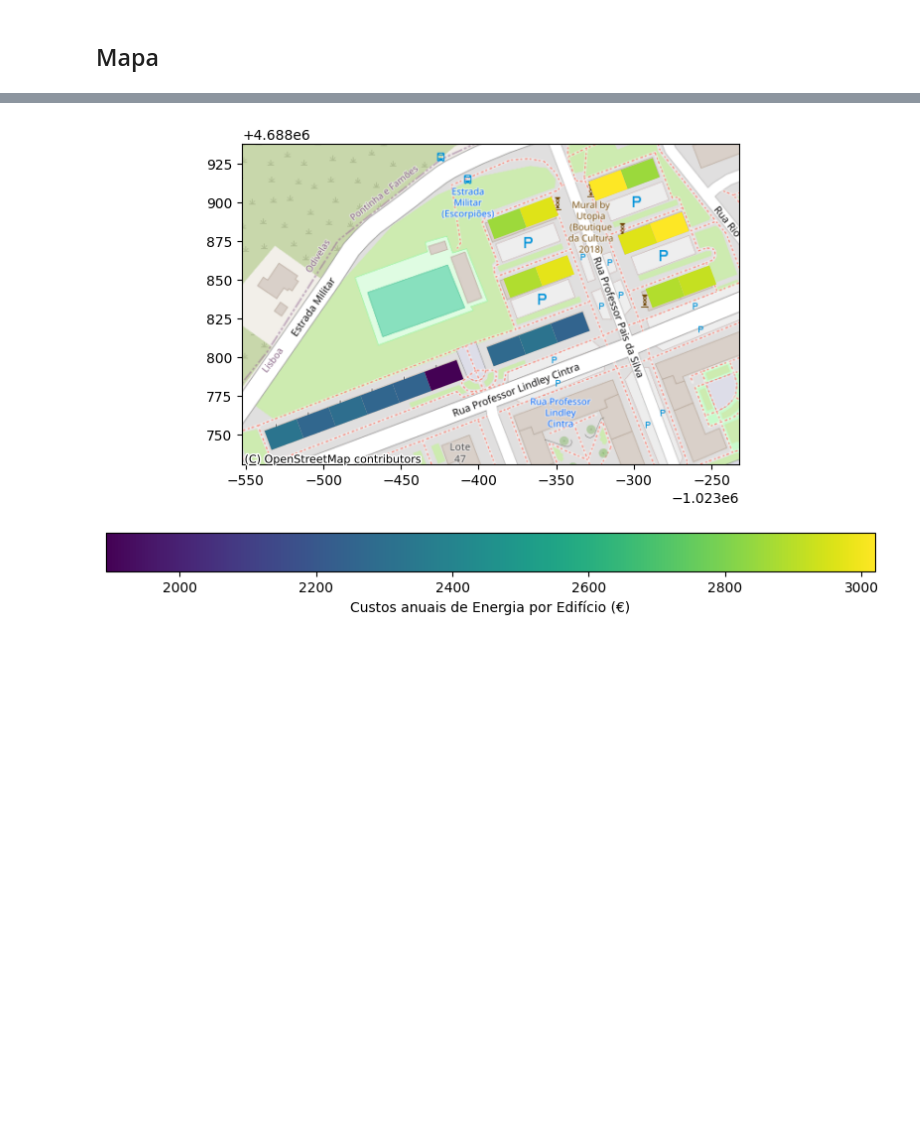
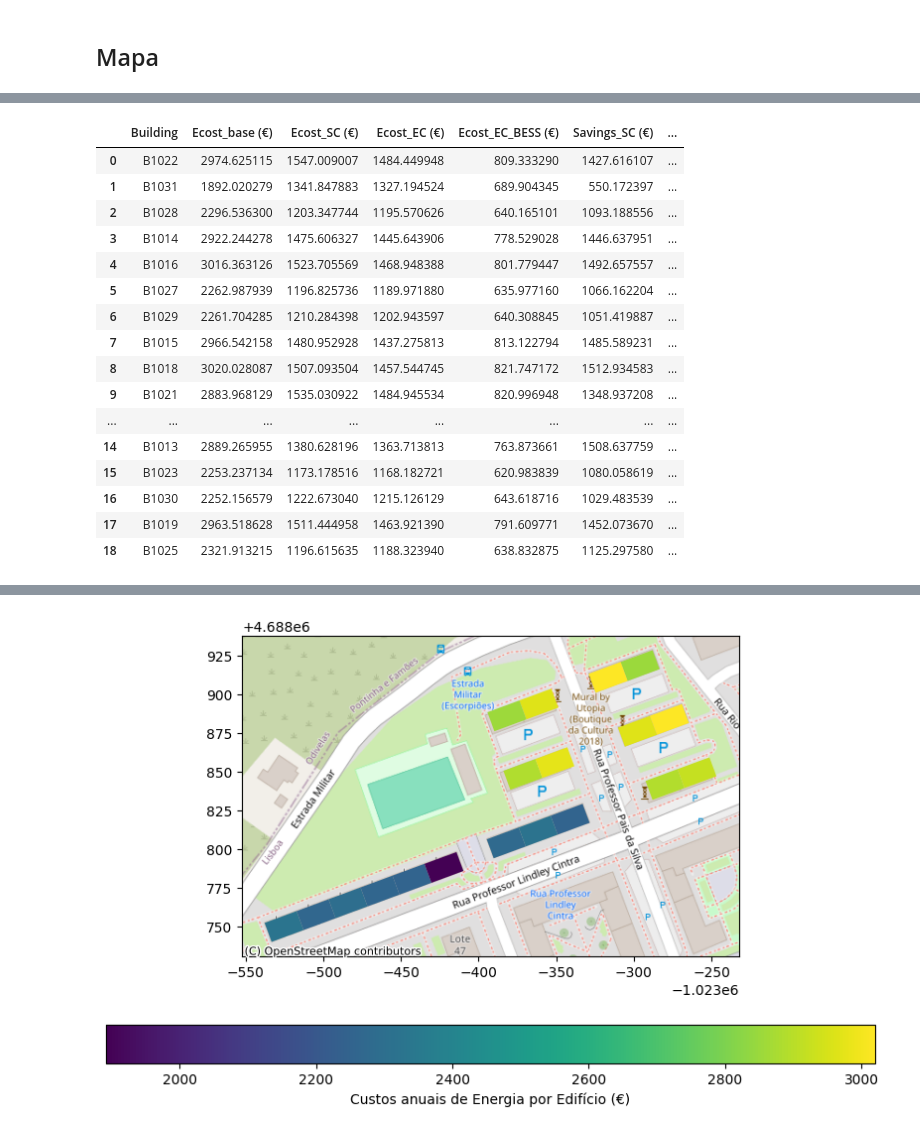
Before and after one commit to Matryoskas/dash-energy-community, a Jupyter notebook: EC_analysis_final_March24.ipynb, the cells around one changed output, grey strips where cells are left out. Cells and saved outputs as stored; diff of their text form; code cells hidden in the pictures; blank space fills up the shorter version.

```diff
--- a/EC_analysis_final_March24.ipynb
+++ b/EC_analysis_final_March24.ipynb
@@ -565,3 +638,23 @@ plt.show()
+# %%
+B_savings
+# %% [output]
+|  | Building | Ecost_base (€) | Ecost_SC (€) | Ecost_EC (€) | Ecost_EC_BESS (€) | Savings_SC (€) | ... |
+| 0 | B1022 | 2974.625115 | 1547.009007 | 1484.449948 | 809.333290 | 1427.616107 | ... |
+| 1 | B1031 | 1892.020279 | 1341.847883 | 1327.194524 | 689.904345 | 550.172397 | ... |
+| 2 | B1028 | 2296.536300 | 1203.347744 | 1195.570626 | 640.165101 | 1093.188556 | ... |
+| 3 | B1014 | 2922.244278 | 1475.606327 | 1445.643906 | 778.529028 | 1446.637951 | ... |
+| 4 | B1016 | 3016.363126 | 1523.705569 | 1468.948388 | 801.779447 | 1492.657557 | ... |
+| 5 | B1027 | 2262.987939 | 1196.825736 | 1189.971880 | 635.977160 | 1066.162204 | ... |
+| 6 | B1029 | 2261.704285 | 1210.284398 | 1202.943597 | 640.308845 | 1051.419887 | ... |
+| 7 | B1015 | 2966.542158 | 1480.952928 | 1437.275813 | 813.122794 | 1485.589231 | ... |
+| 8 | B1018 | 3020.028087 | 1507.093504 | 1457.544745 | 821.747172 | 1512.934583 | ... |
+| 9 | B1021 | 2883.968129 | 1535.030922 | 1484.945534 | 820.996948 | 1348.937208 | ... |
+| ... | ... | ... | ... | ... | ... | ... | ... |
+| 14 | B1013 | 2889.265955 | 1380.628196 | 1363.713813 | 763.873661 | 1508.637759 | ... |
+| 15 | B1023 | 2253.237134 | 1173.178516 | 1168.182721 | 620.983839 | 1080.058619 | ... |
+| 16 | B1030 | 2252.156579 | 1222.673040 | 1215.126129 | 643.618716 | 1029.483539 | ... |
+| 17 | B1019 | 2963.518628 | 1511.444958 | 1463.921390 | 791.609771 | 1452.073670 | ... |
+| 18 | B1025 | 2321.913215 | 1196.615635 | 1188.323940 | 638.832875 | 1125.297580 | ... |
 # %%
 # Garantir que o identificador do edifício seja do mesmo tipo nos dois DataFrames
 buildings_shapefile['Name'] = buildings_shapefile['Name'].astype(str)
```
Also changed, not shown: parts of 13 cells of this notebook, 12 other files.
